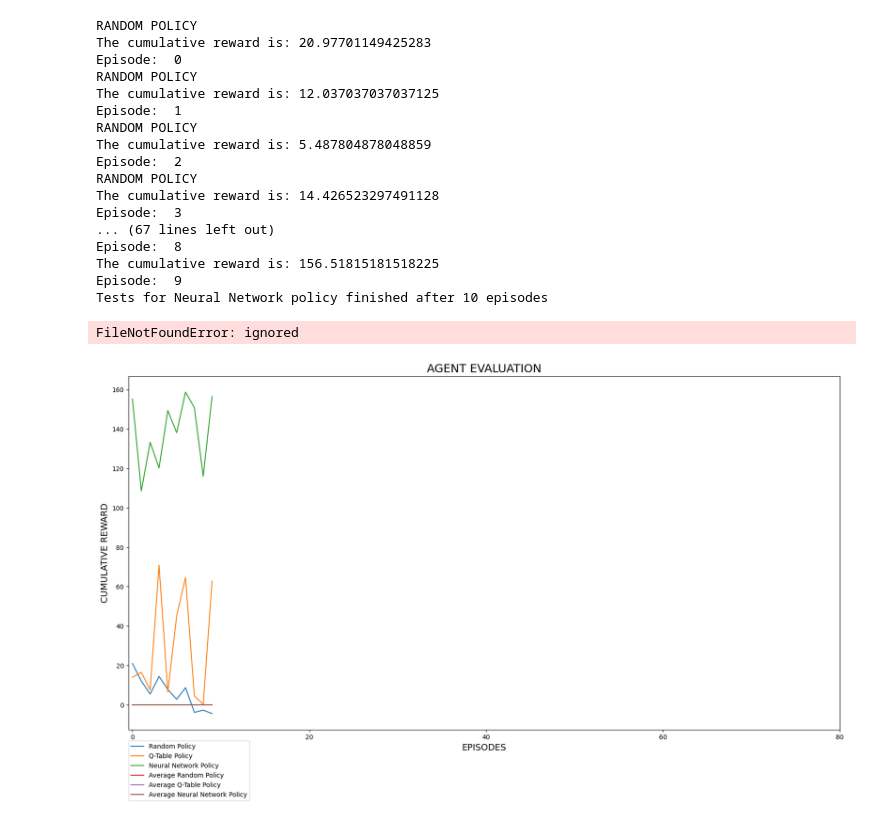
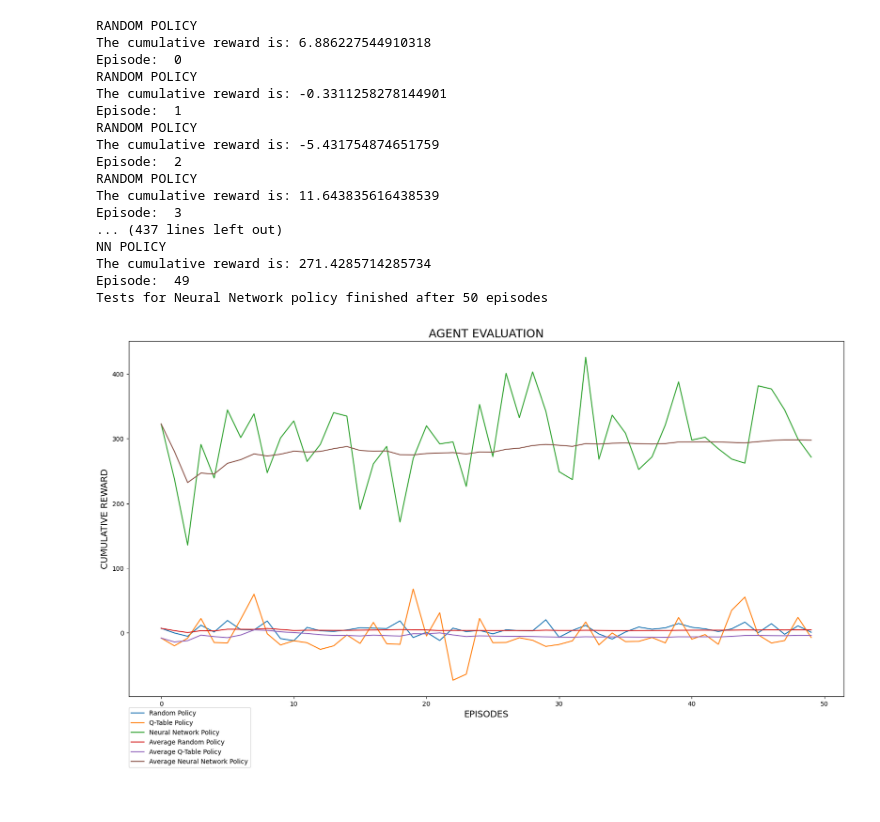
Before and after one commit to Federico6419/MachineLearningProject, a Jupyter notebook: Testing.ipynb, the cells around one changed output. Saved outputs shown, nothing was run; the diff lists cells and outputs as text; code cells hidden in the pictures.

```diff
--- a/Testing.ipynb
+++ b/Testing.ipynb
@@ -155,6 +155,7 @@ def test(strategy):
             observation = cv2.cvtColor(observation, cv2.COLOR_BGR2GRAY)           #Convert the state into a Grayscale Image, that is a Matrix 96x96 composed by Integer values
 
             if(strategy == "Neural Network policy"):
+                print("NN POLICY")
                 frames_queue = deque([observation]*3, maxlen = 3)
             elif(strategy == "Q-Table policy"):
                 #Discretize the image
@@ -164,7 +165,7 @@ def test(strategy):
             else:
                 print("RANDOM POLICY")
 
-            for _ in range(250):
+            for j in range(500):
                 env.render()
 
                 if(strategy == "Random policy"):
@@ -185,23 +186,23 @@ def test(strategy):
                 if(strategy == "Neural Network policy"):
                     frames_queue.append(observation)
 
-                if done or truncated:
+                if done or truncated or j == 499:
                     total_reward += c_reward
                     break
 
             if(strategy == "Random policy"):
                 cum_reward_random[episode] = c_reward # save the cum_reward for the relative episode
-                average_random[episode]=total_reward/(episode+1)
+                average_random[episode] = total_reward/(episode+1)
             elif(strategy == "Q-Table policy"):
                 cum_reward_QTable[episode] = c_reward
-                average_QTable[episode]=total_reward/(episode+1)
+                average_QTable[episode] = total_reward/(episode+1)
             elif(strategy == "Neural Network policy"):
                 cum_reward_nn[episode] = c_reward
-                average_nn[episode]=total_reward/(episode+1)
+                average_nn[episode] = total_reward/(episode+1)
 
-            print("The cumulative reward is:",c_reward)
+            print("The cumulative reward is:", c_reward)
             c_reward = 0 # reset the current cumulative reward
-            print("Episode: ",episode)
+            print("Episode: ", episode)
             episode += +1
 
     print(f"Tests for {strategy} finished after {config_test.NUM_EPISODES} episodes")
@@ -221,42 +222,41 @@ ep = np.zeros(config_test.NUM_EPISODES,int)
 for i in range (config_test.NUM_EPISODES):
     ep[i] = i
 
 fig = plt.figure(figsize=(20, 10))
 #fig, ax = plt.subplots()  # Create a figure containing a single axes.
 ax = fig.add_subplot(111)
 ax.plot(ep, cum_reward_random, label="Random Policy")  # Plot some data on the axes.
 ax.plot(ep, cum_reward_QTable, label="Q-Table Policy")  # Plot some data on the axes.
 ax.plot(ep, cum_reward_nn, label="Neural Network Policy")  # Plot some data on the axes.
 ax.plot(ep, average_random, label="Average Random Policy")  # Plot some data on the axes.
 ax.plot(ep, average_QTable, label="Average Q-Table Policy")  # Plot some data on the axes.
 ax.plot(ep, average_nn, label="Average Neural Network Policy")  # Plot some data on the axes.
 ax.set_xlabel('EPISODES', fontsize=14)  # Add an x-label to the axes.
 ax.set_ylabel('CUMULATIVE REWARD', fontsize=14)  # Add a y-label to the axes.
 ax.set_title("AGENT EVALUATION", fontsize=18)  # Add a title to the axes.
 ax.legend(loc=(0.0, -0.2))  # Add a legend.
 
 #specify axis tick step sizes
-plt.xticks(np.arange(0,100,20))# np.arange(min,max, step)
+plt.xticks(np.arange(0, 60, 10))# np.arange(min,max, step)
 
 #-----save image of the plot--------#
 plt.savefig('Plot.png')
 # %% [output]
 RANDOM POLICY
-The cumulative reward is: 20.97701149425283
+The cumulative reward is: 6.886227544910318
 Episode:  0
 RANDOM POLICY
-The cumulative reward is: 12.037037037037125
+The cumulative reward is: -0.3311258278144901
 Episode:  1
 RANDOM POLICY
-The cumulative reward is: 5.487804878048859
+The cumulative reward is: -5.431754874651759
 Episode:  2
 RANDOM POLICY
-The cumulative reward is: 14.426523297491128
+The cumulative reward is: 11.643835616438539
 Episode:  3
-... (67 lines left out)
-Episode:  8
-The cumulative reward is: 156.51815181518225
-Episode:  9
-Tests for Neural Network policy finished after 10 episodes
+... (437 lines left out)
+NN POLICY
+The cumulative reward is: 271.4285714285734
+Episode:  49
+Tests for Neural Network policy finished after 50 episodes
-FileNotFoundError: ignored
-[figure, old version]
+[figure, new version]
```
Also changed, not shown: parts of 1 cell of this notebook.
